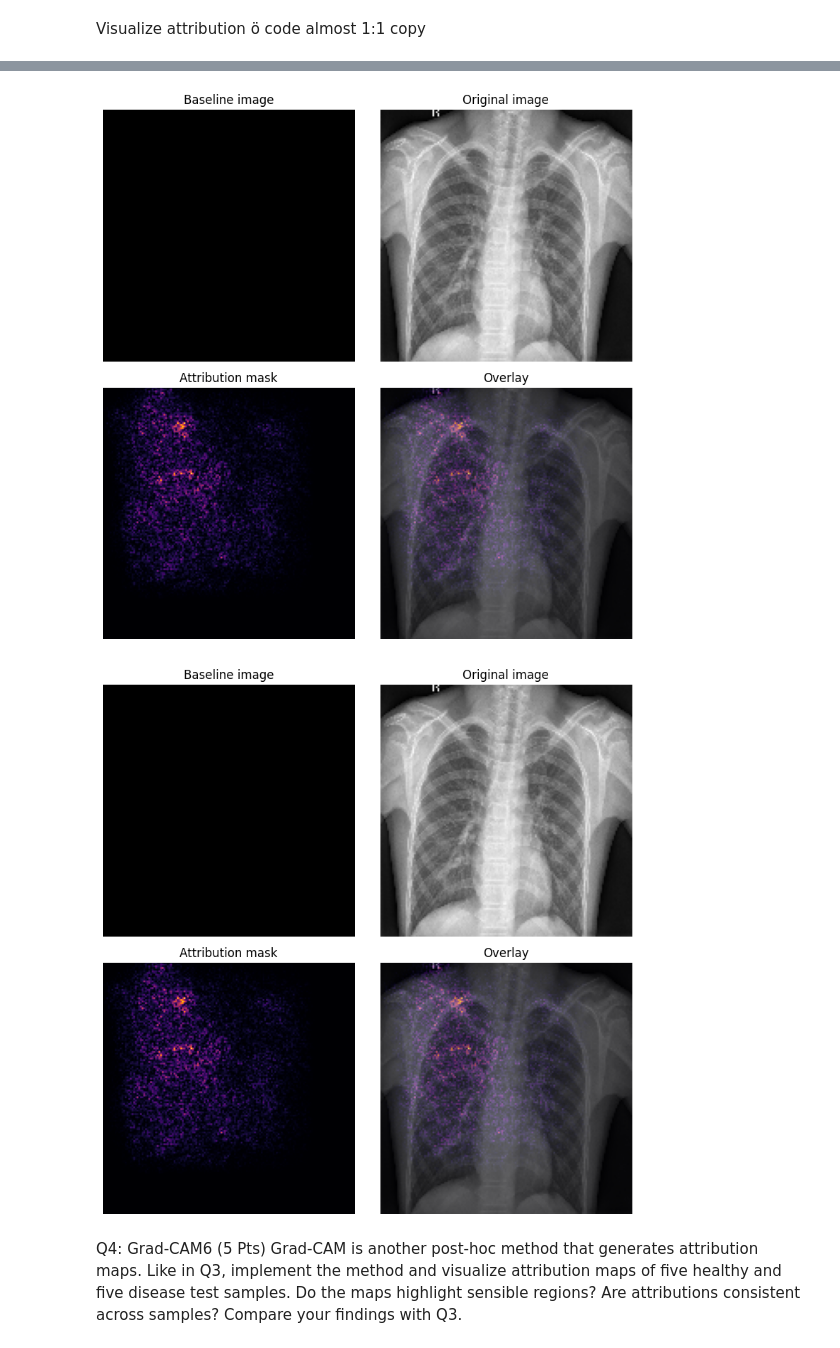
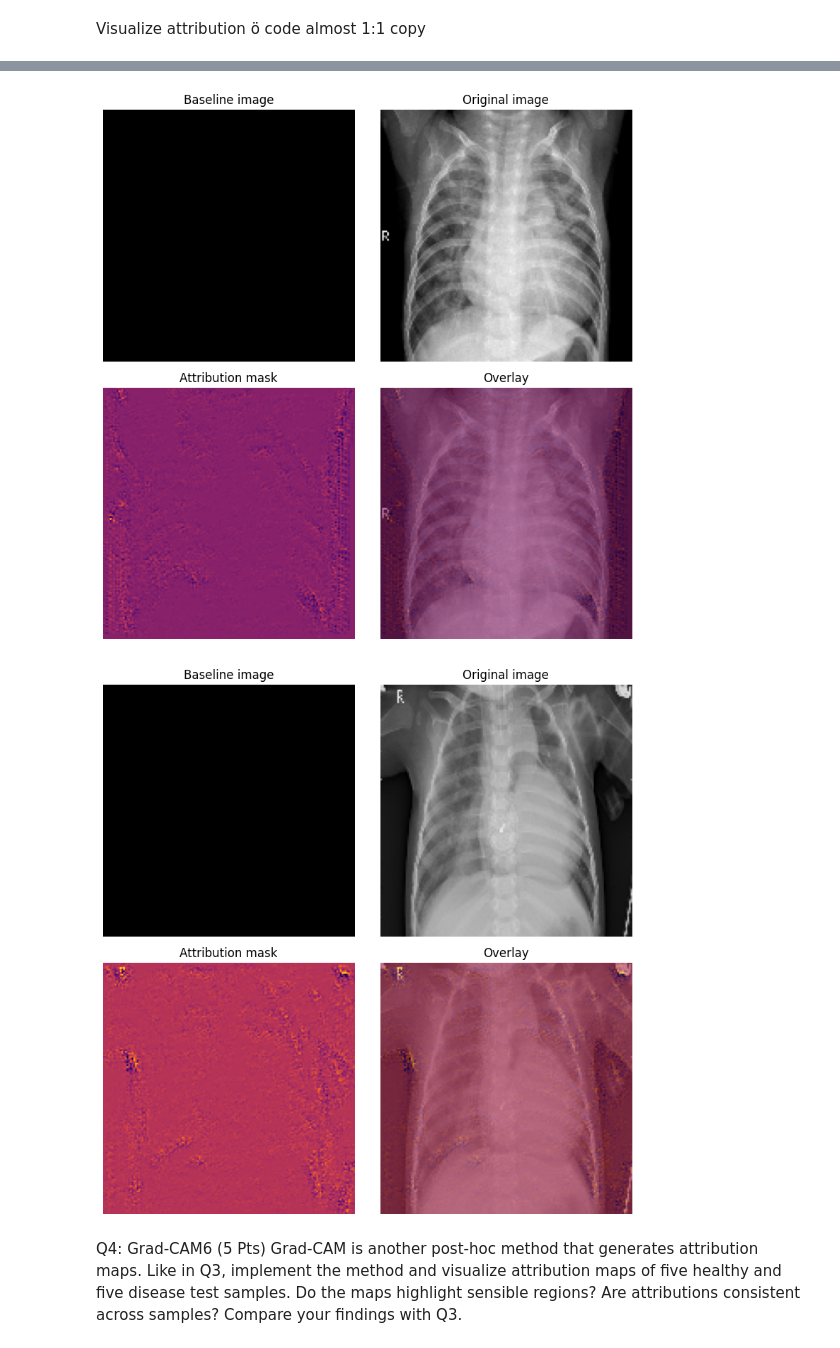
Before and after one commit to impossibleobject/23fs_mlhc_p1, a Jupyter notebook: part2.ipynb, the cells around one changed output, grey strips where cells are left out. Drawn from its saved outputs; the diff is of its cells as text; code cells hidden in the pictures.

```diff
--- a/part2.ipynb
+++ b/part2.ipynb
@@ -37,14 +37,10 @@ import keras_tuner as kt
 from tensorflow.keras import metrics
 from tensorflow.keras.layers import Conv2D, Flatten, Dense, MaxPooling2D
 
-#set seeds for reproducability of random picks
-tf.random.set_seed(1234)
-rand.seed(1234, version=1)
-np.random.seed(1234)
 
 #generates random integer from range that respects seed for determinism unlike numpy and random
-def tf_randint(lower, upper):
-    return tf.random.uniform(shape=(), minval=1, maxval=10, dtype=tf.int32).numpy()
+def tf_randint(lower, upper, shape=()):
+    return tf.random.uniform(shape=shape, minval=lower, maxval=upper, dtype=tf.int32).numpy()
 # %% [markdown]
 ä missing
 ö enhance
@@ -430,7 +391,7 @@ def integrated_gradients(baseline,
 # %% [markdown]
 Visualize attribution ö code almost 1:1 copy
 # %%
-def plot_img_attributions(baseline,
+def plot_integrated_gradients(baseline,
                           image,
                           target_class_idx,
                           m_steps=50,
@@ -442,11 +403,10 @@ def plot_img_attributions(baseline,
                                       image=image,
                                       target_class_idx=target_class_idx,
                                       m_steps=m_steps)
-
   # Sum of the attributions across color channels for visualization.
   # The attribution mask shape is a grayscale image with height and width
   # equal to the original image.
-  attribution_mask = tf.reduce_sum(tf.math.abs(attributions), axis=-1)
+  #attribution_mask = tf.reduce_sum(tf.math.abs(attributions), axis=-1)
 
   fig, axs = plt.subplots(nrows=2, ncols=2, squeeze=False, figsize=(8, 8))
 
@@ -459,24 +419,26 @@ def plot_img_attributions(baseline,
   axs[0, 1].axis('off')
 
   axs[1, 0].set_title('Attribution mask')
-  axs[1, 0].imshow(attribution_mask, cmap=highlight_cmap)
+  axs[1, 0].imshow(attributions, cmap=highlight_cmap)
   axs[1, 0].axis('off')
 
   axs[1, 1].set_title('Overlay')
-  axs[1, 1].imshow(attribution_mask, cmap=highlight_cmap)
+  axs[1, 1].imshow(attributions, cmap=highlight_cmap)
   axs[1, 1].imshow(image, alpha=overlay_alpha, cmap=background_cmap)
   axs[1, 1].axis('off')
 
   plt.tight_layout()
   return fig
 
+#create reproducible list of 3 random indices
+tf.random.set_seed(1234)
+idx_cnt = 3
+idxs_ig = tf_randint(0, Xs["test"].shape[0], (idx_cnt,1))
 
-
-g1 = tf.random.Generator.from_seed(1)
-for _ in range(3):
-  idx = tf_randint(0, Xs["test"].shape[0])
-  plot_img_attributions(image=Xs["test"][idx],
-                            baseline=baseline,
-                            target_class_idx=ys["test"][idx],
+for i in range(idx_cnt):
+  #print(Xs["test"][idxs_ig[i]].shape)
+  plot_integrated_gradients(baseline=baseline,
+                            image=Xs["test"][idxs_ig[i]].reshape(150,150),
+                            target_class_idx=1, #ys["test"][idx]
                             m_steps=240)
 # %% [output]
@@ -484,5 +446,5 @@ for _ in range(3):
-[figure, old version]
+[figure, new version]
-[figure, old version]
+[figure, new version]
 # %% [markdown]
 Q4: Grad-CAM6 (5 Pts)
 Grad-CAM is another post-hoc method that generates attribution maps. Like in Q3, implement
```
Also changed, not shown: parts of 16 cells of this notebook.
